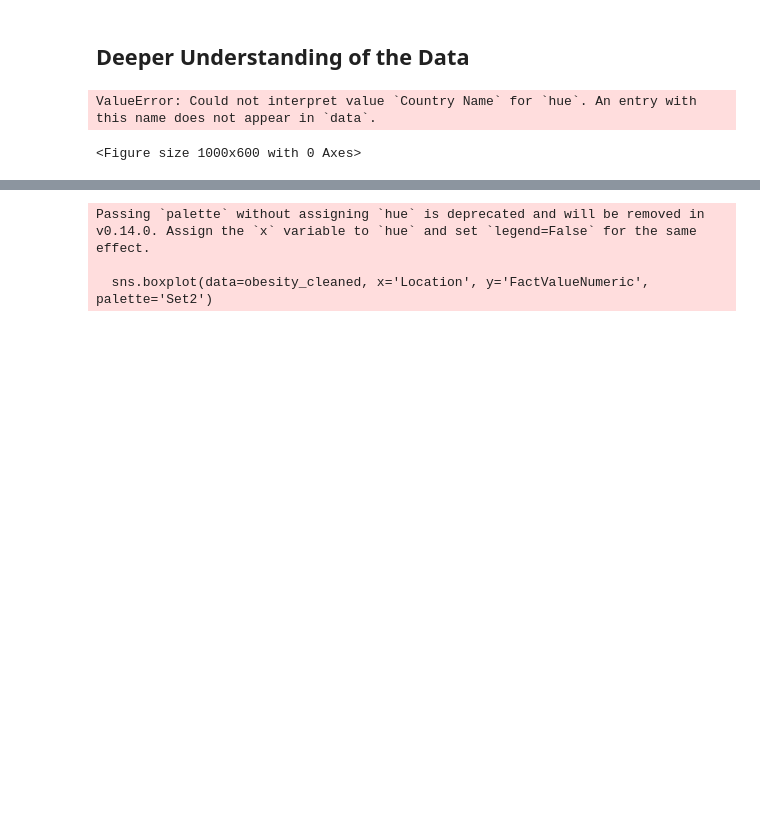
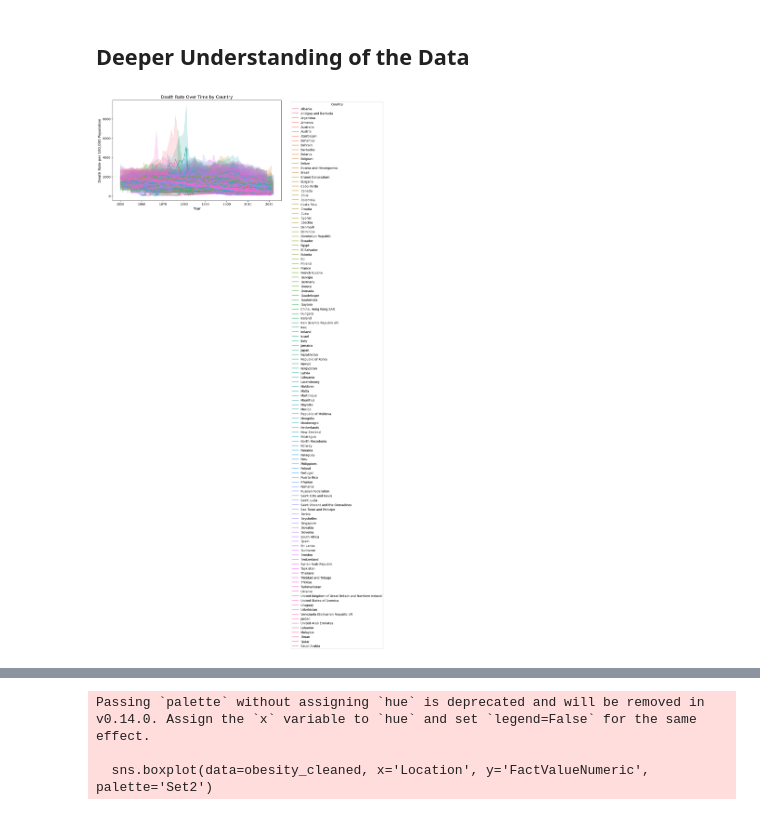
Before and after one commit to Dylanuripark/CS109-CardiovascularHealth, a Jupyter notebook: main.ipynb, the cells around one changed output, grey strips where cells are left out. Drawn from its saved outputs; the diff is of its cells as text; code cells hidden in the pictures; blank space fills up the shorter version.

```diff
--- a/main.ipynb
+++ b/main.ipynb
@@ -255,23 +275,23 @@ max                            18792.561
 ## Deeper Understanding of the Data <a id="4"></a>
 # %%
 # Create the line plot
+mortality = pd.read_csv('data/Mortality-Database-Cardiovascular-Diseases-Oct-29-2024.csv')
 plt.figure(figsize=(10, 6))
 sns.lineplot(data=mortality, x='Year', y='Death rate per 100 000 population', hue='Country Name')
 
 # Add title and labels
 plt.title('Death Rate Over Time by Country', fontsize=14)
 plt.xlabel('Year', fontsize=12)
 plt.ylabel('Death Rate per 100,000 Population', fontsize=12)
 
 # Move the legend outside the plot
 plt.legend(title='Country', bbox_to_anchor=(1.05, 1), loc='upper left')
 
 # Display the plot
 plt.tight_layout()  # Adjust layout to prevent clipping
 plt.show()
 # %% [output]
-ValueError: Could not interpret value `Country Name` for `hue`. An entry with this name does not appear in `data`.
-<Figure size 1000x600 with 0 Axes>
+[figure, added]
 # %%
 # Boxplot to detect outliers
 sns.boxplot(data=mortality, x='Country Name', y='Death rate per 100 000 population')
```
Also changed, not shown: parts of 30 cells of this notebook.
